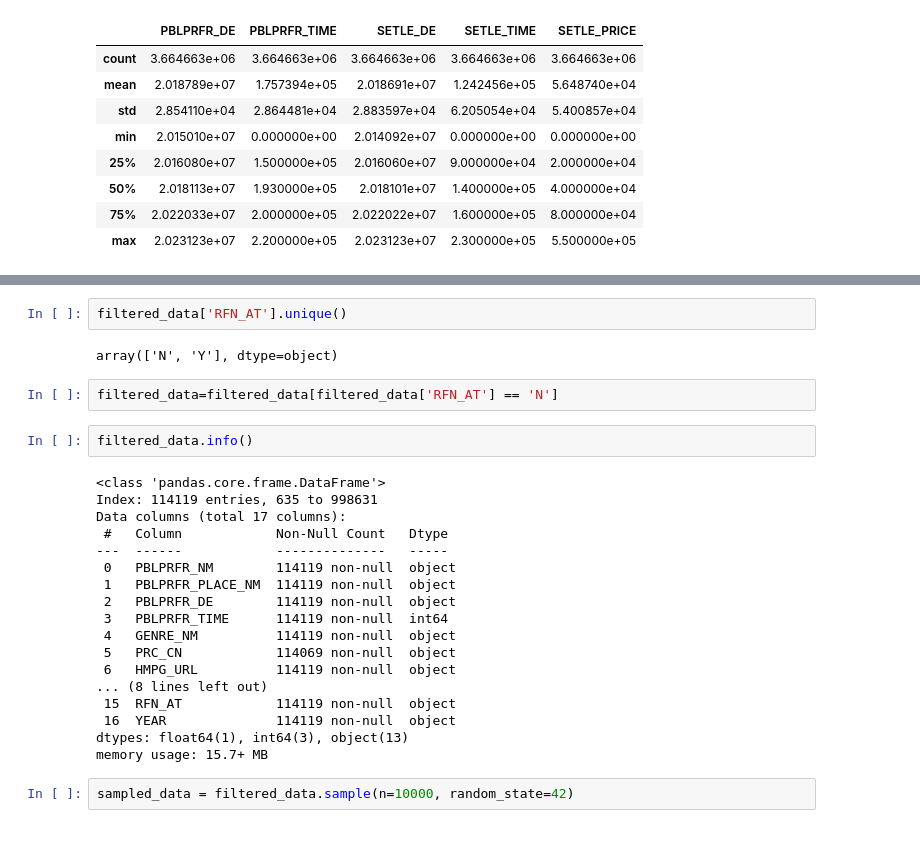
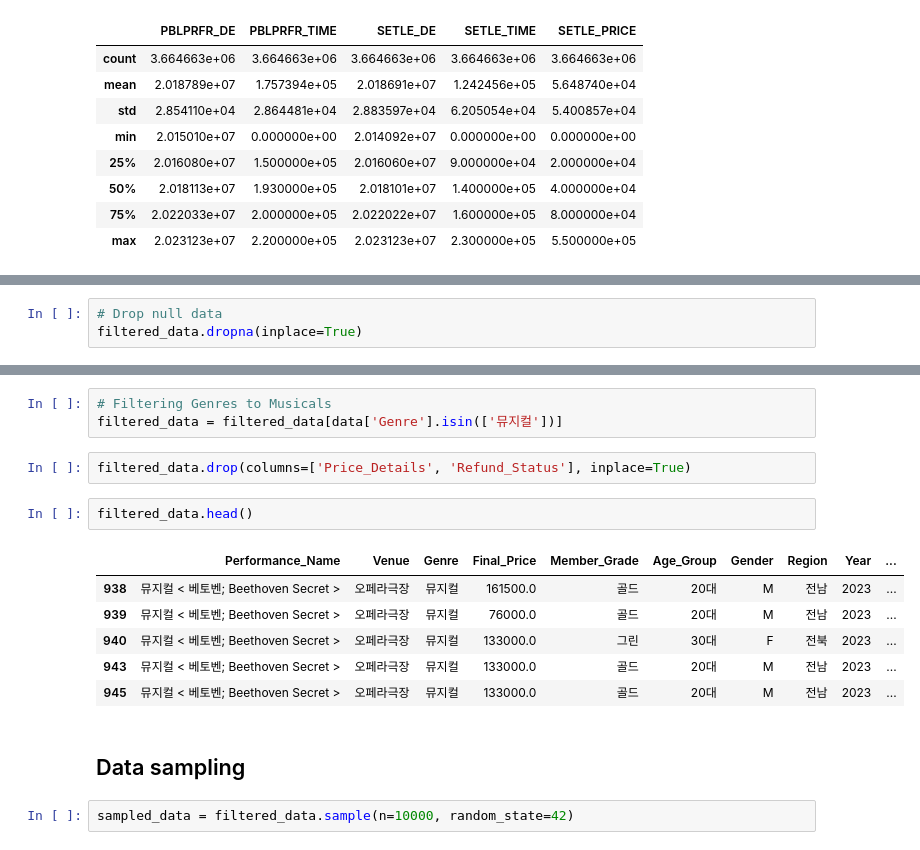
Before and after one commit to jihyeon26/machine_learning_project, a Jupyter notebook: ticket_sales_prediction/preprocessing.ipynb, the cells around one changed output, grey strips where cells are left out. Saved outputs shown, nothing was run; the diff lists cells and outputs as text.

```diff
--- a/ticket_sales_prediction/preprocessing.ipynb
+++ b/ticket_sales_prediction/preprocessing.ipynb
@@ -126,3 +154,6 @@ filtered_data.tail()
+# %%
+# Drop null data
+filtered_data.dropna(inplace=True)
 # %%
 filtered_data.info()
 # %% [output]
@@ -146,28 +179,18 @@ memory usage: 31.9+ MB
-# %%
-filtered_data['RFN_AT'].unique()
-# %% [output]
-array(['N', 'Y'], dtype=object)
-# %%
-filtered_data=filtered_data[filtered_data['RFN_AT'] == 'N']
+# %%
+# Filtering Genres to Musicals
+filtered_data = filtered_data[data['Genre'].isin(['뮤지컬'])]
+# %%
+filtered_data.drop(columns=['Price_Details', 'Refund_Status'], inplace=True)
 # %%
-filtered_data.info()
+filtered_data.head()
 # %% [output]
-<class 'pandas.core.frame.DataFrame'>
-Index: 114119 entries, 635 to 998631
-Data columns (total 17 columns):
- #   Column            Non-Null Count   Dtype
----  ------            --------------   -----
- 0   PBLPRFR_NM        114119 non-null  object
- 1   PBLPRFR_PLACE_NM  114119 non-null  object
- 2   PBLPRFR_DE        114119 non-null  object
- 3   PBLPRFR_TIME      114119 non-null  int64
- 4   GENRE_NM          114119 non-null  object
- 5   PRC_CN            114069 non-null  object
- 6   HMPG_URL          114119 non-null  object
-... (8 lines left out)
- 15  RFN_AT            114119 non-null  object
- 16  YEAR              114119 non-null  object
-dtypes: float64(1), int64(3), object(13)
-memory usage: 15.7+ MB
+|  | Performance_Name | Venue | Genre | Final_Price | Member_Grade | Age_Group | Gender | Region | Year | ... |
+| 938 | 뮤지컬 < 베토벤; Beethoven Secret > | 오페라극장 | 뮤지컬 | 161500.0 | 골드 | 20대 | M | 전남 | 2023 | ... |
+| 939 | 뮤지컬 < 베토벤; Beethoven Secret > | 오페라극장 | 뮤지컬 | 76000.0 | 골드 | 20대 | M | 전남 | 2023 | ... |
+| 940 | 뮤지컬 < 베토벤; Beethoven Secret > | 오페라극장 | 뮤지컬 | 133000.0 | 그린 | 30대 | F | 전북 | 2023 | ... |
+| 943 | 뮤지컬 < 베토벤; Beethoven Secret > | 오페라극장 | 뮤지컬 | 133000.0 | 골드 | 20대 | M | 전남 | 2023 | ... |
+| 945 | 뮤지컬 < 베토벤; Beethoven Secret > | 오페라극장 | 뮤지컬 | 133000.0 | 골드 | 20대 | M | 전남 | 2023 | ... |
+# %% [markdown]
+## Data sampling
 # %%
 sampled_data = filtered_data.sample(n=10000, random_state=42)
```
Also changed, not shown: parts of 32 cells of this notebook, 1 other file.
